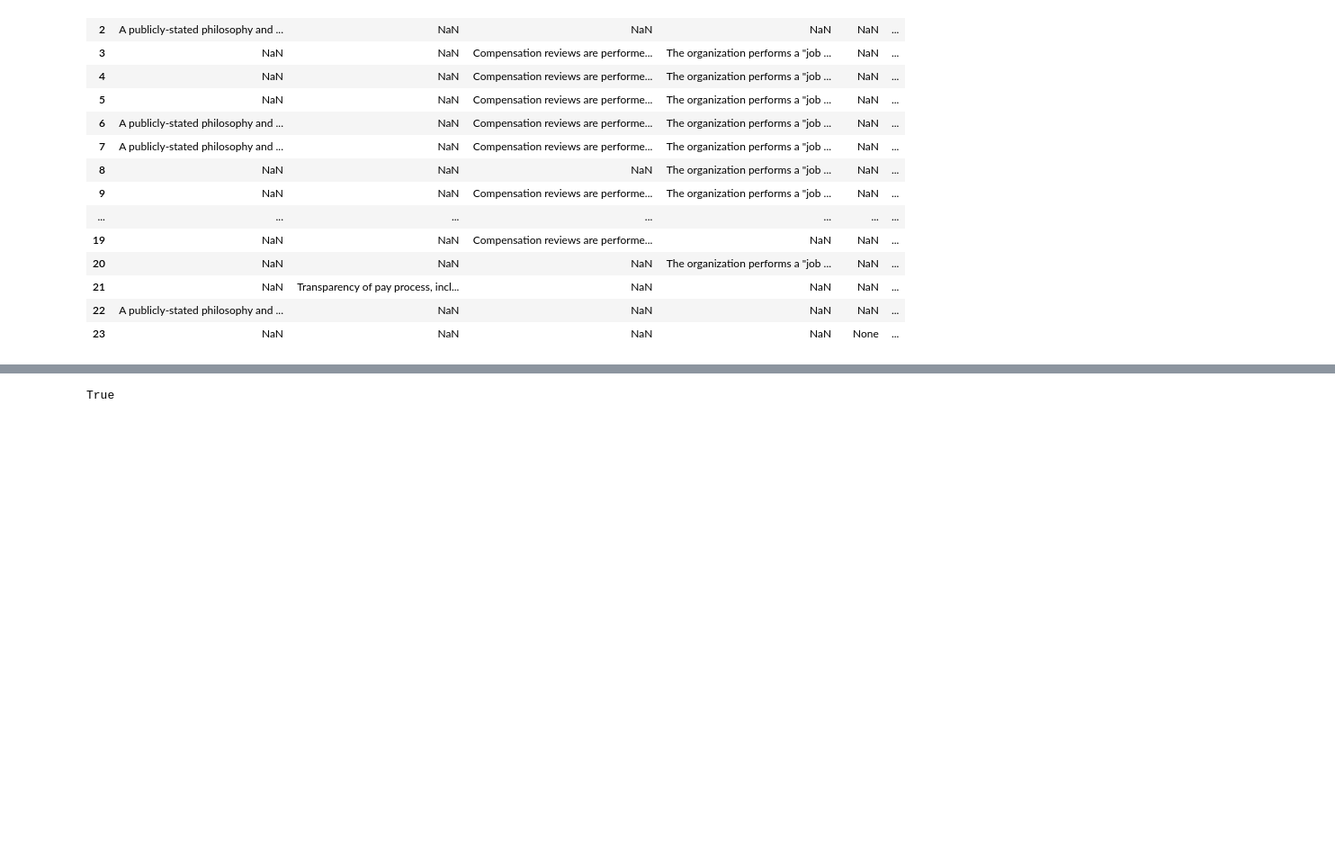
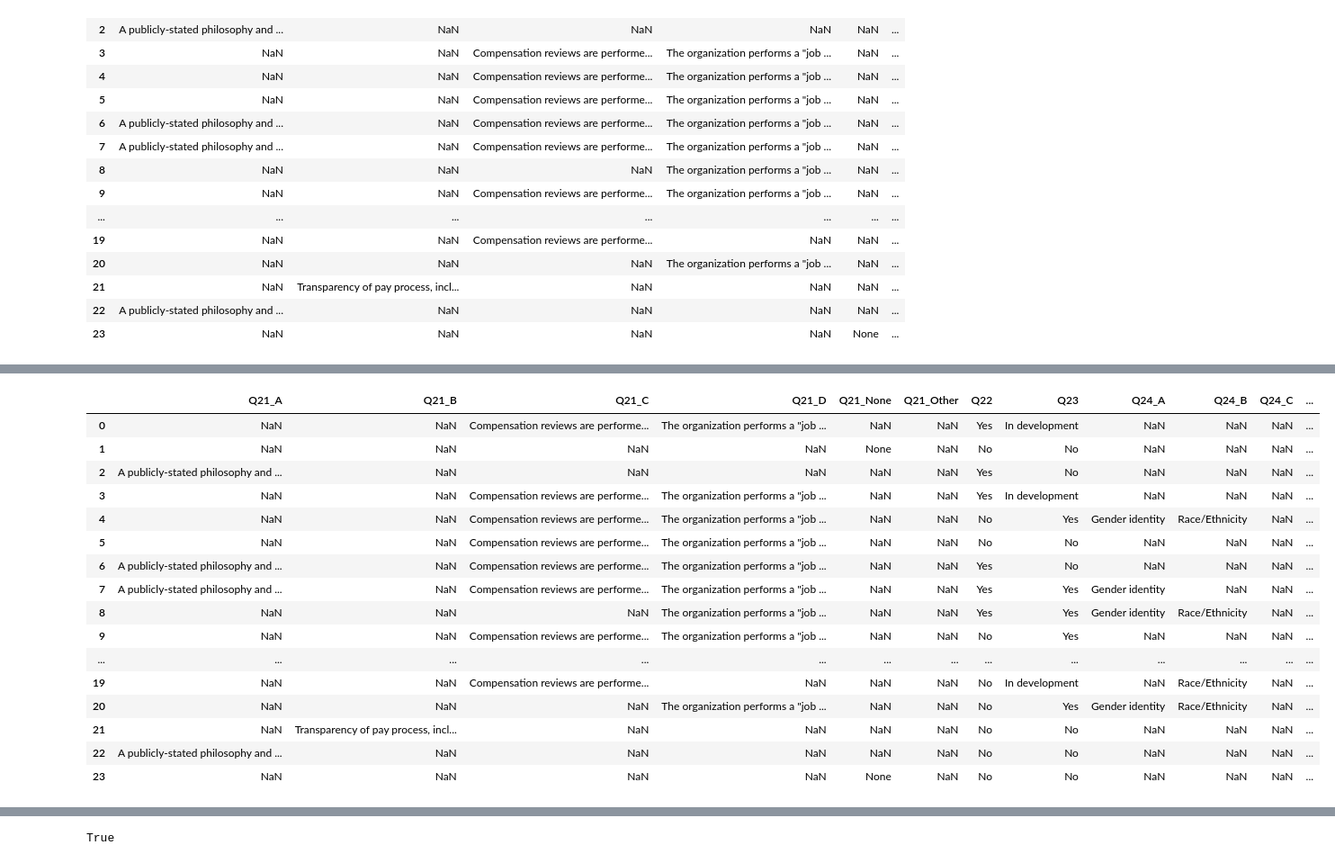
Before and after one commit to ocariname/gender-ideal, a Jupyter notebook: code/Compensation Pay Equity Data Cleaning.ipynb, the cells around one changed output, grey strips where cells are left out. Shown: that part at 90% size. Cells and saved outputs as stored; diff of their text form; code cells hidden in the pictures; blank space fills up the shorter version.

Commit message:
all 4 sections completed and sectioned

```diff
--- a/code/Compensation Pay Equity Data Cleaning.ipynb
+++ b/code/Compensation Pay Equity Data Cleaning.ipynb
@@ -9,18 +8,12 @@ import math
 # %%
-recruitment_compensation = pd.read_csv("C:/Users/Admin/Desktop/gender-ideal-main/data_original/24_Recruitment_compensation_anon.csv")
+recruitment_compensation = pd.read_csv("../data_original/24_Recruitment_compensation_anon.csv")
+pd.set_option('display.max_rows', 500)
+pd.set_option('display.max_columns', 500)
+pd.set_option('display.width', 1000)
 # isolating org column and deleting rows before the compensation data
 org_column = recruitment_compensation["Organization"]
 
-# showing all columns and rows of dataframe
-pd.set_option('display.max_columns', None)
-pd.set_option('display.max_rows', None)
-
 # compensation and pay equity begins in column 45
 df = recruitment_compensation.iloc[: , 45:]
-
-# removing whitespace and adjusting format for Qs 30, 31 so that they read in properly
-applied_df = df.apply(lambda row: fn(row.text), axis='columns', result_type='expand')
-df = pd.concat([df, applied_df], axis='columns')
-
 df.columns
 # %% [output]
@@ -105,39 +86,6 @@ df.rename(columns={'A publicly-stated philosophy and commitment to pay transpare
                    'Gender non-binary':'Q29_I',
                    'Unsure.1':'Q29_J',
                    'None.4':'Q29_None',
-                   'No.1': 'Q32_A',
-                   'With C-Suite': 'Q32_B',
-                   'With Board/Governing Body': 'Q32_C',
-                   'With Managers': 'Q32_D',
-                   'With All Workers': 'Q32_E',
-                   'Publicly': 'Q32_F',
-                   'No.2': 'Q33_A',
-                   'With C-Suite.1': 'Q33_B',
-                   'With Board/Governing Body.1': 'Q33_C',
-                   'With Managers.1': 'Q33_D',
-                   'With All Workers.1': 'Q33_E',
-                   'Has your organization facilitated conversations seeking input about pay equity results with workers, management, C-Suite, and board?': 'Q33',
-                   'Compensation & Pay Equity: Has your organization created a plan to address pay-equity issues with goals, timeline, and activities to ensure success?':'Q34',
-                   'Compensation & Pay Equity: If yes, have you achieved your goals?':'Q35',
-                   '% Total Workers who received compensation (excluding COLA) adjustment in  the last 12 months:':'Q36_A',
-                   '% Workers who identify as Women':'Q36_B',
-                   'Women who identify as Black or African American.1':'Q36_C_A',
-                   'Women who identify as Latina.1':'Q36_C_B',
-                   'Women who identify as Asian.1':'Q36_C_C',
-                   'Women who identify as Native American/Alaskan/Pacific Islander.1':'Q36_C_D',
-                   'Women who identify as Mixed Race.1':'Q36_C_E',
-                   'Women who identify as White/Caucasian.1':'Q36_C_F',
-                   'Women who identify as Disabled.1':'Q36_C_G',
-                   'Women who identify as LGBTQ.1':'Q36_C_H',
-                   'Persons who identify as gender non-binary.1':'Q36_C_I',
-                   'None.5':'Q36_C_None',
-                   'Give us feedback - how challenging is it to provide demographic details for your workforce to the degree asked above?':'Q36_D',
-                   'Compensation and Pay Equity: If your organization has a stock-option program or employee ownership program, have you evaluated whether shares have been allocated equitably across genders? ':'Q37',
-                   'Compensation & Pay Equity: Is the lowest paid woman - part-time, full-time or on contract - paid a living wage?':'Q38',
-                   'Compensation & Pay Equity: Before we move to the next section, is there anything else you want to tell us about how your organization tracks, reports on or is working to improve its compensation and pay equity structures?':'Q39',},inplace=True)
-
-df[['No.1']]
-df.rename(columns={
                    'No.1':'Q30_A',
                    'With C-Suite':'Q30_B',
                    'With Board/Governing Body':'Q30_C',
@@ -149,6 +97,24 @@ df.rename(columns={
                    'With Board/Governing Body.1':'Q31_C',
                    'With Managers.1':'Q31_D',
                    'With All Workers.1':'Q31_E',
-                    })
+                   'Compensation & Pay Equity: Has your organization created a plan to address pay-equity issues with goals, timeline, and activities to ensure success?':'Q32',
+                   'Compensation & Pay Equity: If yes, have you achieved your goals?':'Q33',
+                   '% Total Workers who received compensation (excluding COLA) adjustment in  the last 12 months:':'Q34_A',
+                   '% Workers who identify as Women':'Q34_B',
+                   'Women who identify as Black or African American.1':'Q34_C_A',
+                   'Women who identify as Latina.1':'Q34_C_B',
+                   'Women who identify as Asian.1':'Q34_C_C',
+                   'Women who identify as Native American/Alaskan/Pacific Islander.1':'Q34_C_D',
+                   'Women who identify as Mixed Race.1':'Q34_C_E',
+                   'Women who identify as White/Caucasian.1':'Q34_C_F',
+                   'Women who identify as Disabled.1':'Q34_C_G',
+                   'Women who identify as LGBTQ.1':'Q34_C_H',
+                   'Persons who identify as gender non-binary.1':'Q34_C_I',
+                   'None.5':'Q34_C_None',
+                   'Give us feedback - how challenging is it to provide demographic details for your workforce to the degree asked above?':'Q34_D',
+                   'Compensation and Pay Equity: If your organization has a stock-option program or employee ownership program, have you evaluated whether shares have been allocated equitably across genders? ':'Q35',
+                   'Compensation & Pay Equity: Is the lowest paid woman - part-time, full-time or on contract - paid a living wage?':'Q36',
+                   'Compensation & Pay Equity: Before we move to the next section, is there anything else you want to tell us about how your organization tracks, reports on or is working to improve its compensation and pay equity structures?':'Q37',},inplace=True)
+
 df
 # %% [output]
@@ -156,3 +121,20 @@ KeyError: "None of [Index(['No.1'], dtype='object')] are in the [columns]"
+|  | Q21_A | Q21_B | Q21_C | Q21_D | Q21_None | Q21_Other | Q22 | Q23 | Q24_A | Q24_B | Q24_C | ... |
+| 0 | NaN | NaN | Compensation reviews are performe... | The organization performs a "job ... | NaN | NaN | Yes | In development | NaN | NaN | NaN | ... |
+| 1 | NaN | NaN | NaN | NaN | None | NaN | No | No | NaN | NaN | NaN | ... |
+| 2 | A publicly-stated philosophy and ... | NaN | NaN | NaN | NaN | NaN | Yes | No | NaN | NaN | NaN | ... |
+| 3 | NaN | NaN | Compensation reviews are performe... | The organization performs a "job ... | NaN | NaN | Yes | In development | NaN | NaN | NaN | ... |
+| 4 | NaN | NaN | Compensation reviews are performe... | The organization performs a "job ... | NaN | NaN | No | Yes | Gender identity | Race/Ethnicity | NaN | ... |
+| 5 | NaN | NaN | Compensation reviews are performe... | The organization performs a "job ... | NaN | NaN | No | No | NaN | NaN | NaN | ... |
+| 6 | A publicly-stated philosophy and ... | NaN | Compensation reviews are performe... | The organization performs a "job ... | NaN | NaN | Yes | No | NaN | NaN | NaN | ... |
+| 7 | A publicly-stated philosophy and ... | NaN | Compensation reviews are performe... | The organization performs a "job ... | NaN | NaN | Yes | Yes | Gender identity | NaN | NaN | ... |
+| 8 | NaN | NaN | NaN | The organization performs a "job ... | NaN | NaN | Yes | Yes | Gender identity | Race/Ethnicity | NaN | ... |
+| 9 | NaN | NaN | Compensation reviews are performe... | The organization performs a "job ... | NaN | NaN | No | Yes | NaN | NaN | NaN | ... |
+| ... | ... | ... | ... | ... | ... | ... | ... | ... | ... | ... | ... | ... |
+| 19 | NaN | NaN | Compensation reviews are performe... | NaN | NaN | NaN | No | In development | NaN | Race/Ethnicity | NaN | ... |
+| 20 | NaN | NaN | NaN | The organization performs a "job ... | NaN | NaN | No | Yes | Gender identity | Race/Ethnicity | NaN | ... |
+| 21 | NaN | Transparency of pay process, incl... | NaN | NaN | NaN | NaN | No | No | NaN | NaN | NaN | ... |
+| 22 | A publicly-stated philosophy and ... | NaN | NaN | NaN | NaN | NaN | No | No | NaN | NaN | NaN | ... |
+| 23 | NaN | NaN | NaN | NaN | None | NaN | No | No | NaN | NaN | NaN | ... |
 # %%
 df.columns
 # %% [output]
```
Also changed, not shown: parts of 8 cells of this notebook, 9 other files.
